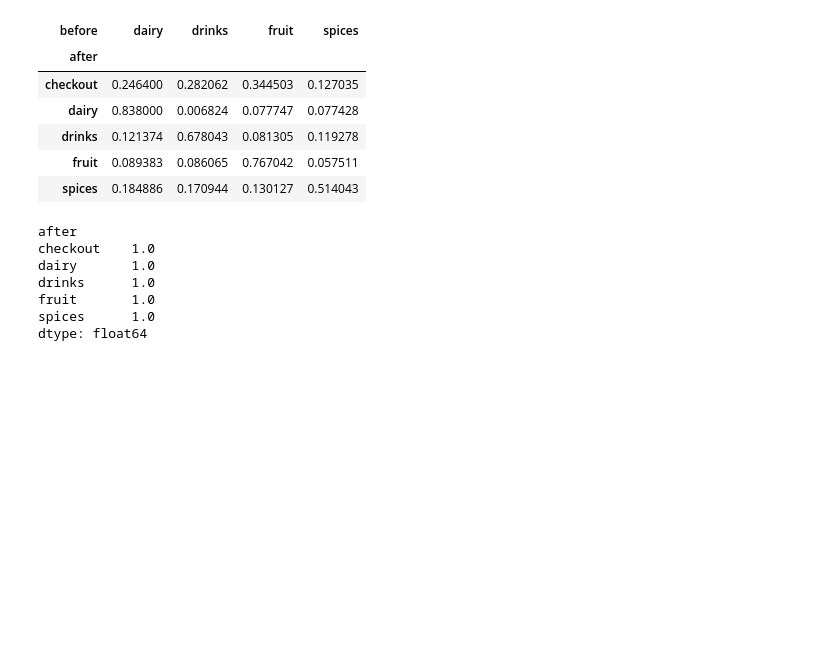
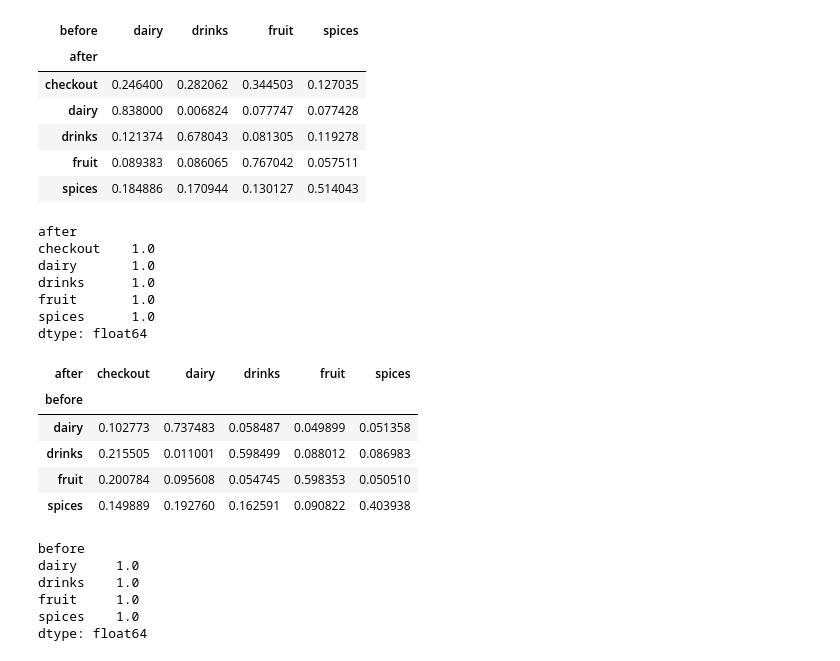
Before and after one commit to Galiya-YS/Shopipy---MCMC-simulation, a Jupyter notebook: Probabilities_calc_full_data.ipynb, the cells around one changed output. Cells and saved outputs as stored; diff of their text form; code cells hidden in the pictures; blank space fills up the shorter version.

Commit message:
added a second transition matrix since I'm not sure which is the right axis

```diff
--- a/Probabilities_calc_full_data.ipynb
+++ b/Probabilities_calc_full_data.ipynb
@@ -206,0 +193,22 @@ dtype: float64
+# %%
+#########################################################################################
+### Which is the right axis to use for the crosstabs? ---> added a test matrix below
+transition_matrix_test = pd.crosstab(data3['before'], data3['after'], normalize=0)
+# %%
+transition_matrix_test
+# %% [output]
+| after | checkout | dairy | drinks | fruit | spices |
+| before |  |  |  |  |  |
+| dairy | 0.102773 | 0.737483 | 0.058487 | 0.049899 | 0.051358 |
+| drinks | 0.215505 | 0.011001 | 0.598499 | 0.088012 | 0.086983 |
+| fruit | 0.200784 | 0.095608 | 0.054745 | 0.598353 | 0.050510 |
+| spices | 0.149889 | 0.192760 | 0.162591 | 0.090822 | 0.403938 |
+# %%
+transition_matrix_test.sum(axis=1)
+# %% [output]
+before
+dairy     1.0
+drinks    1.0
+fruit     1.0
+spices    1.0
+dtype: float64
```
Also changed, not shown: parts of 15 cells of this notebook.
